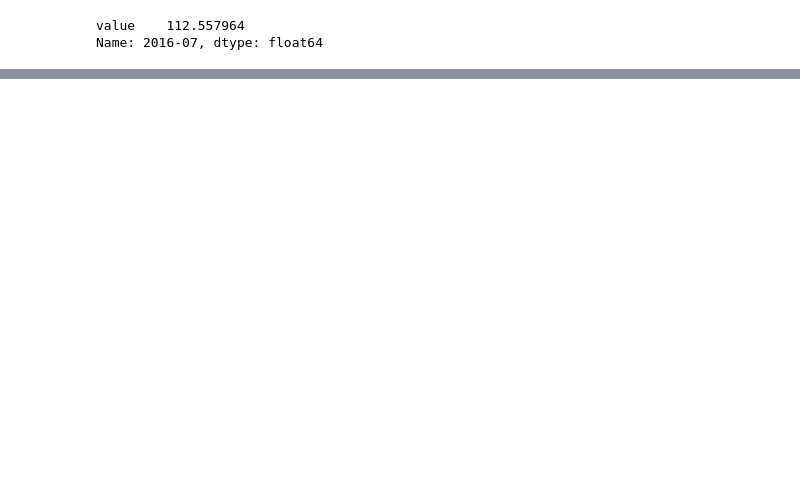
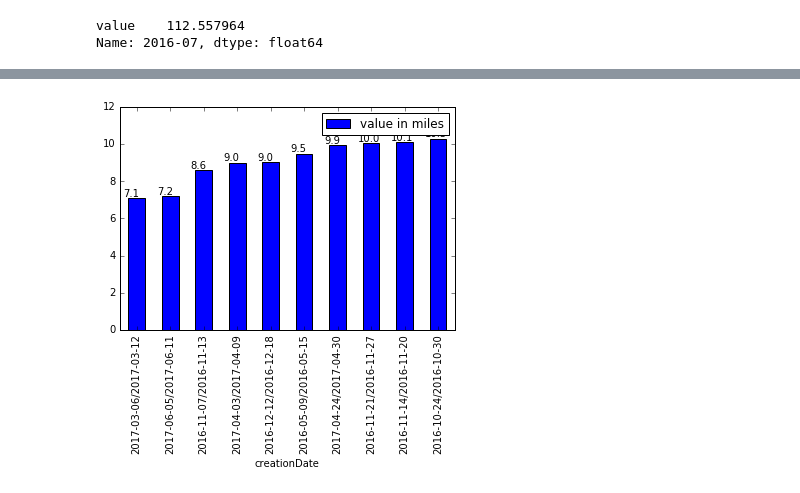
Before and after one commit to sateeshkadiyala/health_data_analyzer, a Jupyter notebook: analyzer.ipynb, the cells around one changed output, grey strips where cells are left out. Cells and saved outputs as stored; diff of their text form; code cells hidden in the pictures; blank space fills up the shorter version.

```diff
--- a/analyzer.ipynb
+++ b/analyzer.ipynb
@@ -80,0 +76,15 @@ Name: 2016-07-25/2016-07-31, dtype: float64
+# %%
+# Worst Weeks
+
+# group the values per week
+per = pd.to_datetime(df['creationDate']).dt.to_period("W")
+
+grouppedByWorstWeek = df.groupby(per).sum().reset_index().sort_values(['value'], ascending=[1]).head(10)
+
+%matplotlib inline
+# plot the bar
+plt = grouppedByWorstWeek.plot(kind="bar", x="creationDate", y="value")
+
+get_annotations(plt)
+# %% [output]
+[figure, added]
```
Also changed, not shown: parts of 5 cells of this notebook.
